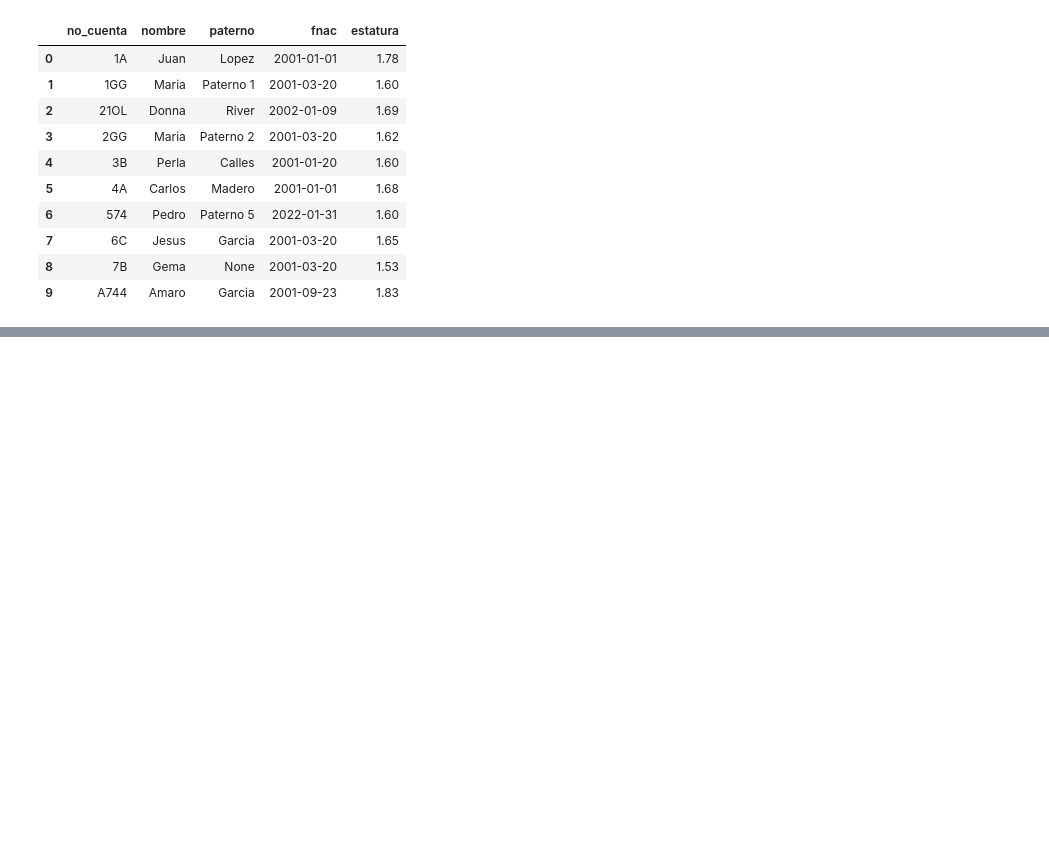
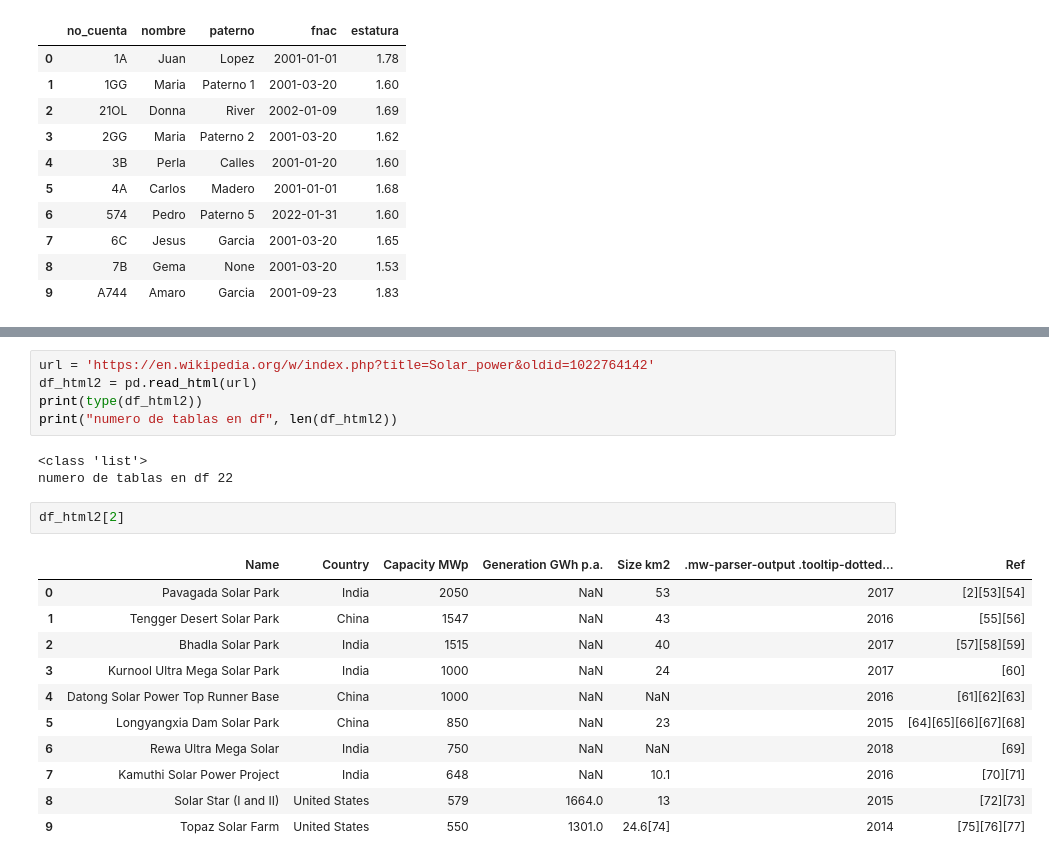
Before and after one commit to axelnerilucero/manejoDatosPython, a Jupyter notebook: Sesion0203LecturaBD.ipynb, the cells around one changed output, grey strips where cells are left out. Drawn from its saved outputs; the diff is of its cells as text; blank space fills up the shorter version.

```diff
--- a/Sesion0203LecturaBD.ipynb
+++ b/Sesion0203LecturaBD.ipynb
@@ -48,0 +193,22 @@ df_mysql
+# %%
+url = 'https://en.wikipedia.org/w/index.php?title=Solar_power&oldid=1022764142'
+df_html2 = pd.read_html(url)
+print(type(df_html2))
+print("numero de tablas en df", len(df_html2))
+# %% [output]
+<class 'list'>
+numero de tablas en df 22
+# %%
+df_html2[2]
+# %% [output]
+|  | Name | Country | Capacity MWp | Generation GWh p.a. | Size km2 | .mw-parser-output .tooltip-dotted... | Ref |
+| 0 | Pavagada Solar Park | India | 2050 | NaN | 53 | 2017 | [2][53][54] |
+| 1 | Tengger Desert Solar Park | China | 1547 | NaN | 43 | 2016 | [55][56] |
+| 2 | Bhadla Solar Park | India | 1515 | NaN | 40 | 2017 | [57][58][59] |
+| 3 | Kurnool Ultra Mega Solar Park | India | 1000 | NaN | 24 | 2017 | [60] |
+| 4 | Datong Solar Power Top Runner Base | China | 1000 | NaN | NaN | 2016 | [61][62][63] |
+| 5 | Longyangxia Dam Solar Park | China | 850 | NaN | 23 | 2015 | [64][65][66][67][68] |
+| 6 | Rewa Ultra Mega Solar | India | 750 | NaN | NaN | 2018 | [69] |
+| 7 | Kamuthi Solar Power Project | India | 648 | NaN | 10.1 | 2016 | [70][71] |
+| 8 | Solar Star (I and II) | United States | 579 | 1664.0 | 13 | 2015 | [72][73] |
+| 9 | Topaz Solar Farm | United States | 550 | 1301.0 | 24.6[74] | 2014 | [75][76][77] |
```
Also changed, not shown: parts of 17 cells of this notebook.
